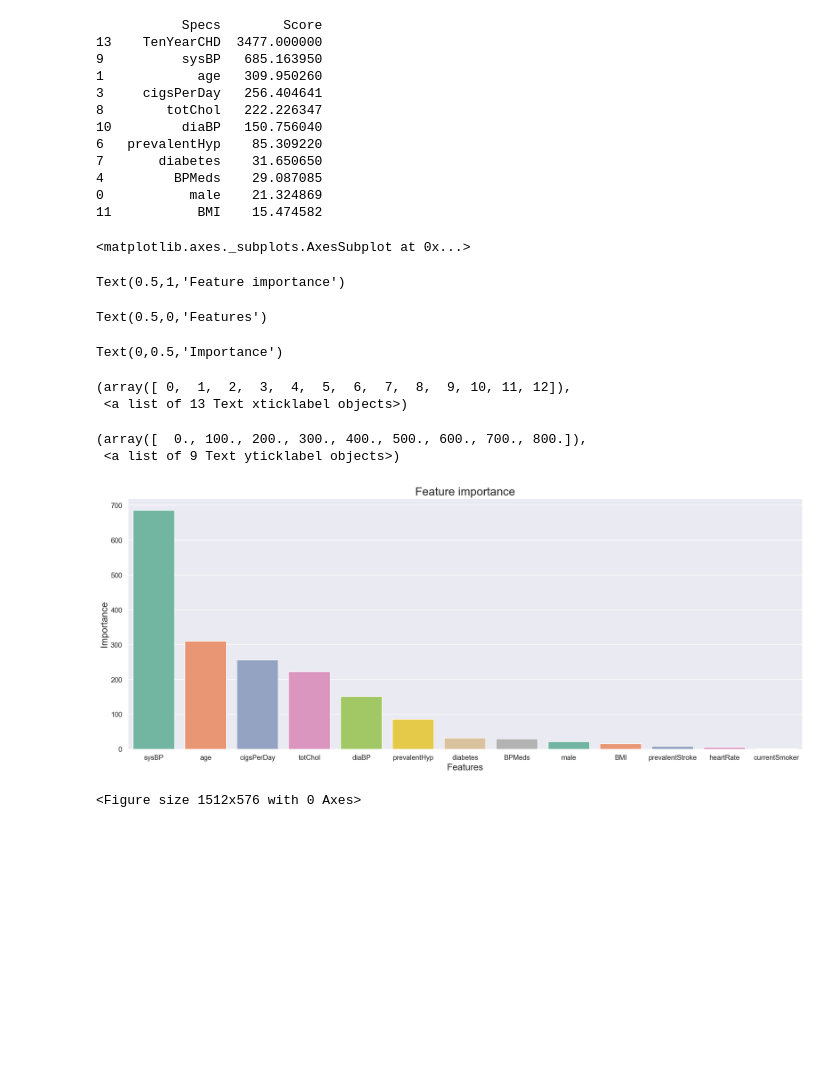
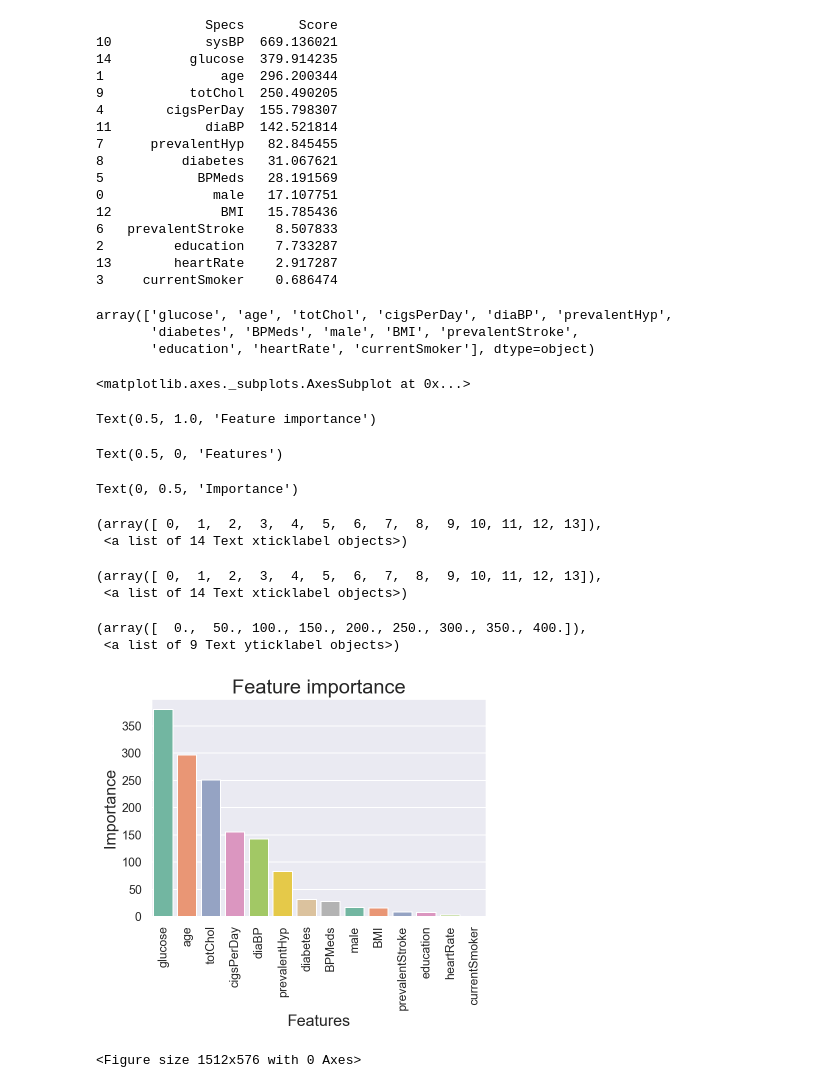
Before and after one commit to ljhowell/machine-learning_CHD, a Jupyter notebook: Graph_analysis_EB.ipynb, the cells around one changed output. Cells and saved outputs as stored; diff of their text form; code cells hidden in the pictures; blank space fills up the shorter version.

```diff
--- a/Graph_analysis_EB.ipynb
+++ b/Graph_analysis_EB.ipynb
@@ -37,7 +37,7 @@ InteractiveShell.ast_node_interactivity = "all"
 %config InlineBackend.figure_format ='retina'
 %matplotlib inline
 # %%
-df = pd.read_csv('dataset.csv')
+df = pd.read_csv('framingham.csv')
 # %%
 df.describe()
 # %% [output]
@@ -233,17 +208,21 @@ dfcolumns = pd.DataFrame(X.columns)
 #concat two dataframes for better visualization
 featureScores = pd.concat([dfcolumns,dfscores],axis=1)
 featureScores.columns = ['Specs','Score']  #naming the dataframe columns
-print(featureScores.nlargest(11,'Score'))  #print 10 best features
+print(featureScores.nlargest(17,'Score'))  #print 10 best features
 # %% [output]
-           Specs        Score
-13    TenYearCHD  3477.000000
-9          sysBP   685.163950
-1            age   309.950260
-3     cigsPerDay   256.404641
-8        totChol   222.226347
-10         diaBP   150.756040
-6   prevalentHyp    85.309220
-7       diabetes    31.650650
-4         BPMeds    29.087085
-0           male    21.324869
-11           BMI    15.474582
+              Specs       Score
+10            sysBP  669.136021
+14          glucose  379.914235
+1               age  296.200344
+9           totChol  250.490205
+4        cigsPerDay  155.798307
+11            diaBP  142.521814
+7      prevalentHyp   82.845455
+8          diabetes   31.067621
+5            BPMeds   28.191569
+0              male   17.107751
+12              BMI   15.785436
+6   prevalentStroke    8.507833
+2         education    7.733287
+13        heartRate    2.917287
+3     currentSmoker    0.686474
@@ -252,24 +229,38 @@ featureScores = featureScores.sort_values(by='Score', ascending=False)
+# %%
+featureScores = featureScores.sort_values(by='Score', ascending=False)
+
+n_features = 17
+
+np.array(featureScores.Specs[1:]) #print array of top features by importance.
+#this can be used to select colums for
+# %% [output]
+array(['glucose', 'age', 'totChol', 'cigsPerDay', 'diaBP', 'prevalentHyp',
+       'diabetes', 'BPMeds', 'male', 'BMI', 'prevalentStroke',
+       'education', 'heartRate', 'currentSmoker'], dtype=object)
 # %%
 featureScores_feat = featureScores [1:]
 sns.barplot(x='Specs', y='Score', data=featureScores_feat, palette ='Set2')
 sns.set(rc={'figure.figsize':(21,8)})
 
 
 plt.title('Feature importance', fontsize=20)
 plt.xlabel('Features', fontsize=16)
 plt.ylabel('Importance', fontsize=16)
 plt.xticks(fontsize=12)
+plt.xticks(rotation='vertical')
 plt.yticks(fontsize=12)
 plt.show()
 plt.savefig('feature_importance.pdf')
 # %% [output]
 <matplotlib.axes._subplots.AxesSubplot at 0x...>
-Text(0.5,1,'Feature importance')
+Text(0.5, 1.0, 'Feature importance')
-Text(0.5,0,'Features')
+Text(0.5, 0, 'Features')
-Text(0,0.5,'Importance')
+Text(0, 0.5, 'Importance')
-(array([ 0,  1,  2,  3,  4,  5,  6,  7,  8,  9, 10, 11, 12]),
- <a list of 13 Text xticklabel objects>)
+(array([ 0,  1,  2,  3,  4,  5,  6,  7,  8,  9, 10, 11, 12, 13]),
+ <a list of 14 Text xticklabel objects>)
-(array([  0., 100., 200., 300., 400., 500., 600., 700., 800.]),
- <a list of 9 Text yticklabel objects>)
+(array([ 0,  1,  2,  3,  4,  5,  6,  7,  8,  9, 10, 11, 12, 13]),
+ <a list of 14 Text xticklabel objects>)
+(array([  0.,  50., 100., 150., 200., 250., 300., 350., 400.]),
+ <a list of 9 Text yticklabel objects>)
-[figure, old version]
+[figure, new version]
-<Figure size 1512x576 with 0 Axes>
+<Figure size 1512x576 with 0 Axes>
```
Also changed, not shown: parts of 16 cells of this notebook, 6 other files.
